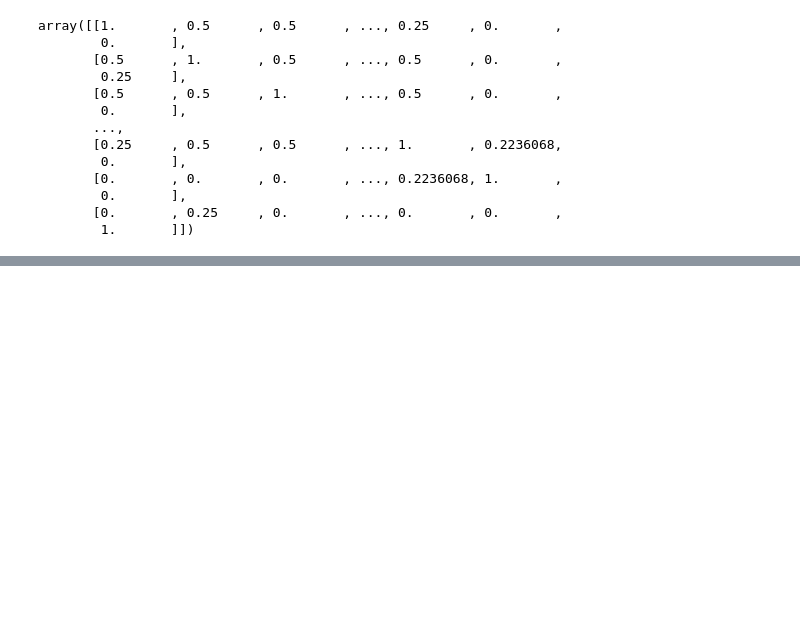
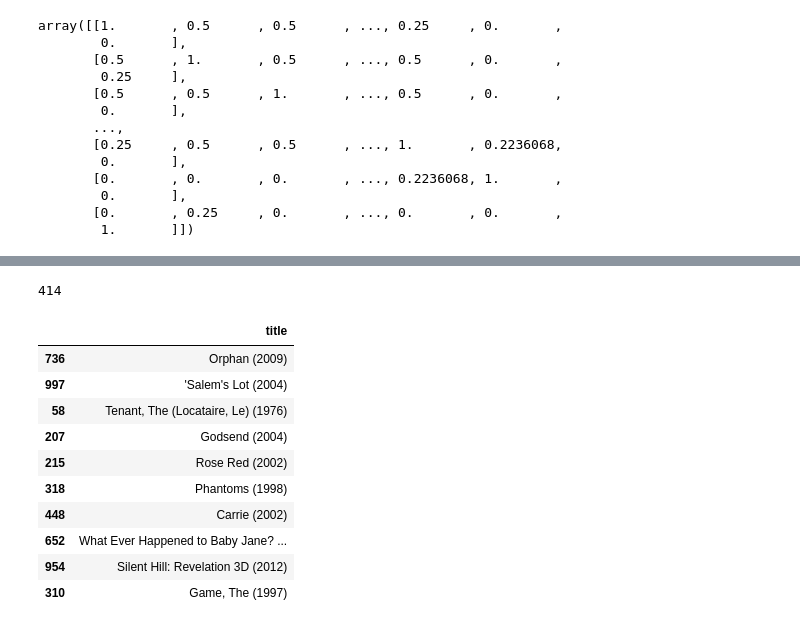
Before and after one commit to kbigdata005/ml, a Jupyter notebook: recommandation/User_Based_Collaborative_Filtering.ipynb, the cells around one changed output, grey strips where cells are left out. Saved outputs shown, nothing was run; the diff lists cells and outputs as text; code cells hidden in the pictures; blank space fills up the shorter version.

```diff
--- a/recommandation/User_Based_Collaborative_Filtering.ipynb
+++ b/recommandation/User_Based_Collaborative_Filtering.ipynb
@@ -448,3 +448,6 @@ array([[1.       , 0.5      , 0.5      , ..., 0.25     , 0.       ,
         0.       ],
        [0.       , 0.25     , 0.       , ..., 0.       , 0.       ,
         1.       ]])
+# %%
+reset_series = pd.Series(reset_df.index , index=reset_df.title)
+reset_series
@@ -450,0 +468,23 @@ array([[1.       , 0.5      , 0.5      , ..., 0.25     , 0.       ,
+# %%
+reset_series["'Salem's Lot (2004)"][0]
+# %% [output]
+414
+# %%
+data = list(cosine_sim[reset_series["'Salem's Lot (2004)"][0]])
+result = list(enumerate(data))
+result = sorted(result, key=lambda x: x[1] , reverse=True)[1:11]
+indicies = [x[0] for x in result]
+# %%
+reset_df.iloc[indicies , 2:3 ]
+# %% [output]
+|  | title |
+| 736 | Orphan (2009) |
+| 997 | 'Salem's Lot (2004) |
+| 58 | Tenant, The (Locataire, Le) (1976) |
+| 207 | Godsend (2004) |
+| 215 | Rose Red (2002) |
+| 318 | Phantoms (1998) |
+| 448 | Carrie (2002) |
+| 652 | What Ever Happened to Baby Jane? ... |
+| 954 | Silent Hill: Revelation 3D (2012) |
+| 310 | Game, The (1997) |
```
Also changed, not shown: parts of 2 cells of this notebook.
